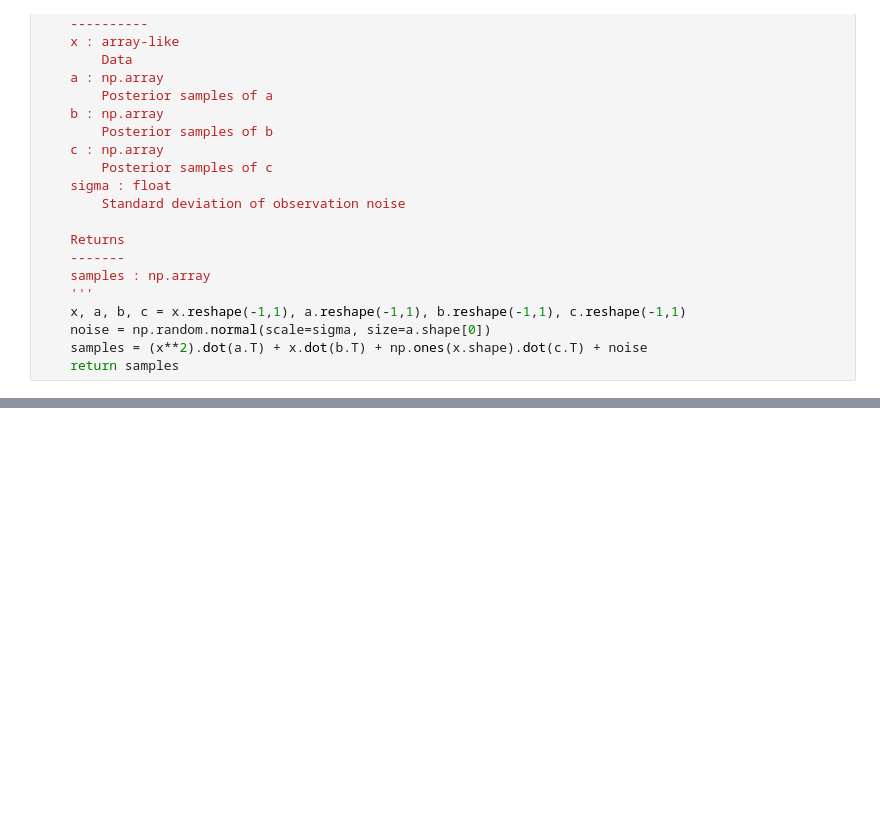
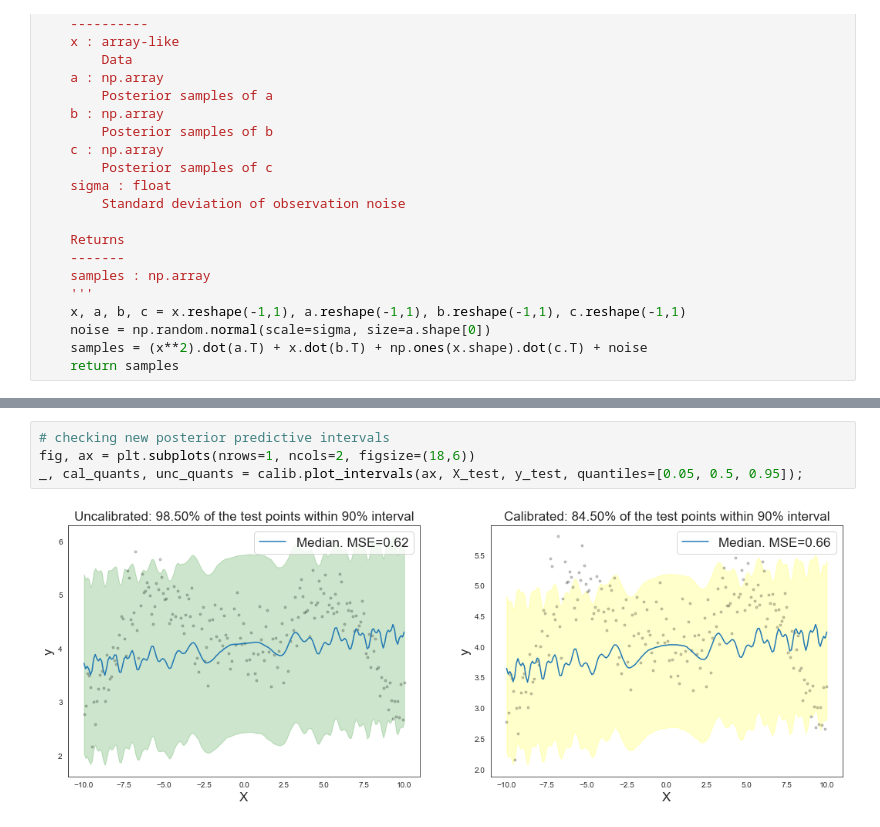
Before and after one commit to AnthonyRentsch/calibrated_regression, a Jupyter notebook: BayesianRegression_AR.ipynb, the cells around one changed output, grey strips where cells are left out. Saved outputs shown, nothing was run; the diff lists cells and outputs as text; blank space fills up the shorter version.

```diff
--- a/BayesianRegression_AR.ipynb
+++ b/BayesianRegression_AR.ipynb
@@ -123,0 +240,6 @@ calib.plot_diagnostic_curve(ax, X_test, y_test);
+# %%
+# checking new posterior predictive intervals
+fig, ax = plt.subplots(nrows=1, ncols=2, figsize=(18,6))
+_, cal_quants, unc_quants = calib.plot_intervals(ax, X_test, y_test, quantiles=[0.05, 0.5, 0.95]);
+# %% [output]
+[figure, added]
```
Also changed, not shown: parts of 17 cells of this notebook, 2 other files.
